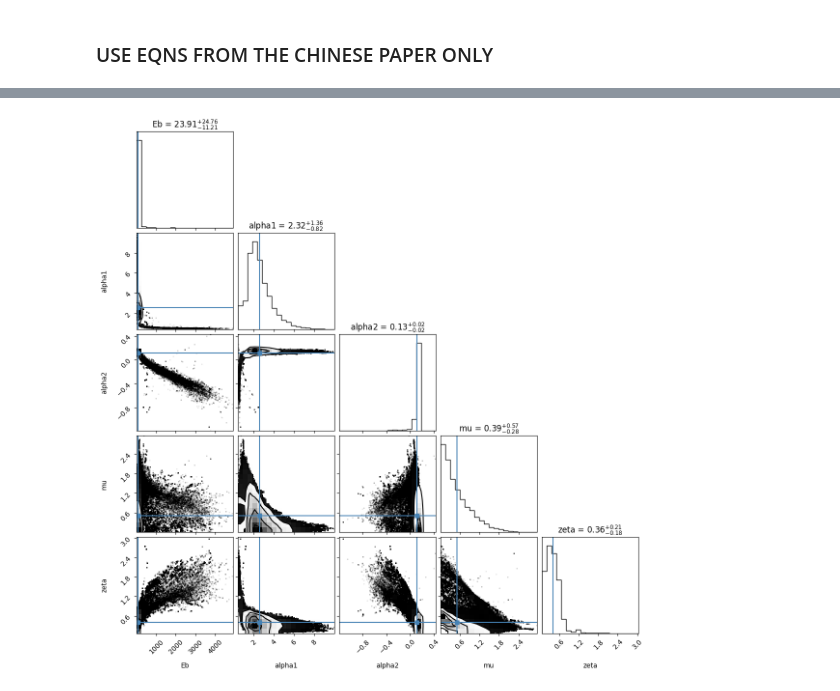
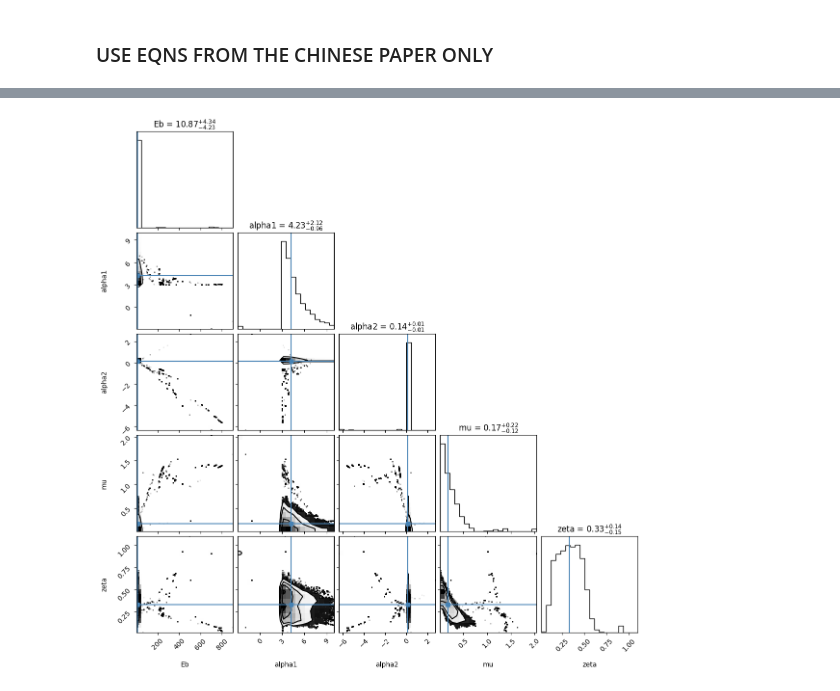
Before and after one commit to DarkWake9/Project-QG, a Jupyter notebook: task1/task1a.ipynb, the cells around one changed output, grey strips where cells are left out. Saved outputs shown, nothing was run; the diff lists cells and outputs as text; code cells hidden in the pictures.

```diff
--- a/task1/task1a.ipynb
+++ b/task1/task1a.ipynb
@@ -78,30 +80,30 @@ def quadhp(E, logEqg, Eb, alpha1, alpha2, mu, zeta):
 # %%
 #LOG-LIKELIHOODS
 def loglike_null(theta):
-    Eb, alpha1, alpha2, mu, zeta = theta
+    logEb, alpha1, alpha2, mu, zeta = theta
 
     if alpha1 >= alpha2:
-        model = nullhp(x,  Eb, alpha1, alpha2, mu, zeta)
+        model = nullhp(x,  logEb, alpha1, alpha2, mu, zeta)
 
         return sum(stats.norm.logpdf(*args) for args in zip(y,model,yerr))
 
     return -np.inf
 
 def loglike_linear(theta):
-    logEqg, Eb, alpha1, alpha2, mu, zeta = theta
+    logEqg, logEb, alpha1, alpha2, mu, zeta = theta
 
     if alpha1 >= alpha2:
-        model = linearhp(x, logEqg, Eb, alpha1, alpha2, mu, zeta)
+        model = linearhp(x, logEqg, logEb, alpha1, alpha2, mu, zeta)
 
         return sum(stats.norm.logpdf(*args) for args in zip(y,model,yerr))
 
     return -np.inf
 
 def loglike_quad(theta):
-    logEqg, Eb, alpha1, alpha2, mu, zeta = theta
+    logEqg, logEb, alpha1, alpha2, mu, zeta = theta
 
     if alpha1 >= alpha2:
-        model = quadhp(x, logEqg, Eb, alpha1, alpha2, mu, zeta)
+        model = quadhp(x, logEqg, logEb, alpha1, alpha2, mu, zeta)
 
         return sum(stats.norm.logpdf(*args) for args in zip(y,model,yerr))
 
@@ -110,25 +132,25 @@ def loglike_quad(theta):
 #PRIORS
 
 def logprior_null(theta):
-    Eb, alpha1, alpha2, mu, zeta = theta
+    logEb, alpha1, alpha2, mu, zeta = theta
 
-    if 0 < Eb < 5000 and -3 < alpha1 < 10 and -10 < alpha2 < 3 and 0 < mu < 3 and 0 < zeta < 4:
+    if logEbmin < logEb < logEbmax and -alpha1min < alpha1 < alpha1max and alpha2min < alpha2 < alpha2max and mumin < mu < mumax and zetamin < zeta < zetamax:
         return 0
 
     return -np.inf
 
 def logprior_linear(theta):
-    logEqg, Eb, alpha1, alpha2, mu, zeta = theta
+    logEqg, logEb, alpha1, alpha2, mu, zeta = theta
 
-    if -200 < logEqg < 20 and 0 < Eb < 5000 and -3 < alpha1 < 10 and -10 < alpha2 < 3 and 0 < mu < 3 and 0 < zeta < 4:
+    if -10 < logEqg < 20 and logEbmin < logEb < logEbmax and -alpha1min < alpha1 < alpha1max and alpha2min < alpha2 < alpha2max and mumin < mu < mumax and zetamin < zeta < zetamax:
         return 0
 
     return -np.inf
 
 def logprior_quad(theta):
-    logEqg, Eb, alpha1, alpha2, mu, zeta = theta
+    logEqg, logEb, alpha1, alpha2, mu, zeta = theta
 
-    if -200 < logEqg < 15 and 0 < Eb < 5000 and -3 < alpha1 < 10 and -10 < alpha2 < 3 and 0 < mu < 3 and 0 < zeta < 4:
+    if -10 < logEqg < 15 and logEbmin < logEb < logEbmax and -alpha1min < alpha1 < alpha1max and alpha2min < alpha2 < alpha2max and mumin < mu < mumax and zetamin < zeta < zetamax:
         return 0
 
     return -np.inf
@@ -160,11 +182,11 @@ def logpost_quad(theta):
     return logp + loglike_quad(theta)
 # %%
 #SAMPLING
-nwalkers = 200
+nwalkers = 100
 ndim_null = 5
-nsteps = 10000
-nburnin = 500
-init_null = np.array([np.random.uniform(0, 5000, nwalkers), np.random.uniform(-3, 10, nwalkers), np.random.uniform(-10, 3, nwalkers), np.random.uniform(0, 3, nwalkers), np.random.uniform(0, 4, nwalkers)]).T
+nsteps = 5000
+nburnin = 1000
+init_null = np.array([np.random.uniform(Ebmin, Ebmax, nwalkers), np.random.uniform(alpha1min, alpha1max, nwalkers), np.random.uniform(alpha2min, alpha2max, nwalkers), np.random.uniform(mumin, mumax, nwalkers), np.random.uniform(zetamin, zetamax, nwalkers)]).T
 
 sampler0 = emcee.EnsembleSampler(nwalkers, ndim_null, logpost_null, pool=mul.Pool(8), threads=8)
 
@@ -175,5 +260,13 @@ truths = [results[:,i].mean() for i in range(ndim_null)]
+# %%
+#DISCARD BURN-IN
+samples0 = sampler0.get_chain(discard=nburnin, flat=True)
+truths0 = [np.median(samples0[:,i]) for i in range(ndim_null)]
+samples1 = sampler1.get_chain(discard=nburnin, flat=True)
+truths1 = [np.median(samples1[:,i]) for i in range(ndim_liv)]
+samples2 = sampler2.get_chain(discard=nburnin, flat=True)
+truths2 = [np.median(samples2[:,i]) for i in range(ndim_liv)]
 # %%
-fig = corner(results, labels=['Eb', 'alpha1', 'alpha2', 'mu', 'zeta'], truths=truths, hist_kwargs={'density' : True}, show_titles=True, title_kwargs={"fontsize": 12})
+fig = corner(samples0, labels=['Eb', 'alpha1', 'alpha2', 'mu', 'zeta'], truths=truths0, hist_kwargs={'density' : True}, show_titles=True, title_kwargs={"fontsize": 12})
 # %% [output]
 WARNING:root:Too few points to create valid contours
 WARNING:root:Too few points to create valid contours
@@ -182 +276 @@ WARNING:root:Too few points to create valid contours
-[figure, old version]
+[figure, new version]
```
Also changed, not shown: parts of 11 cells of this notebook.
